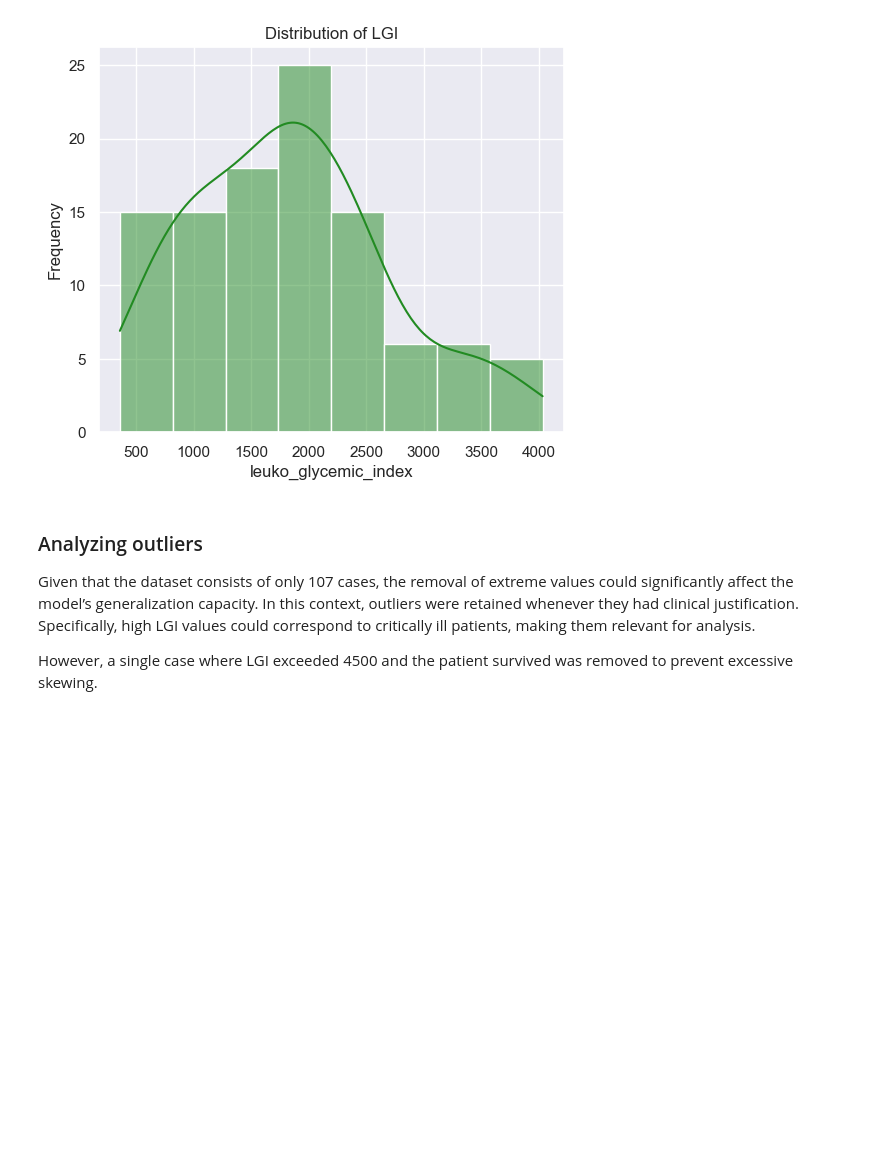
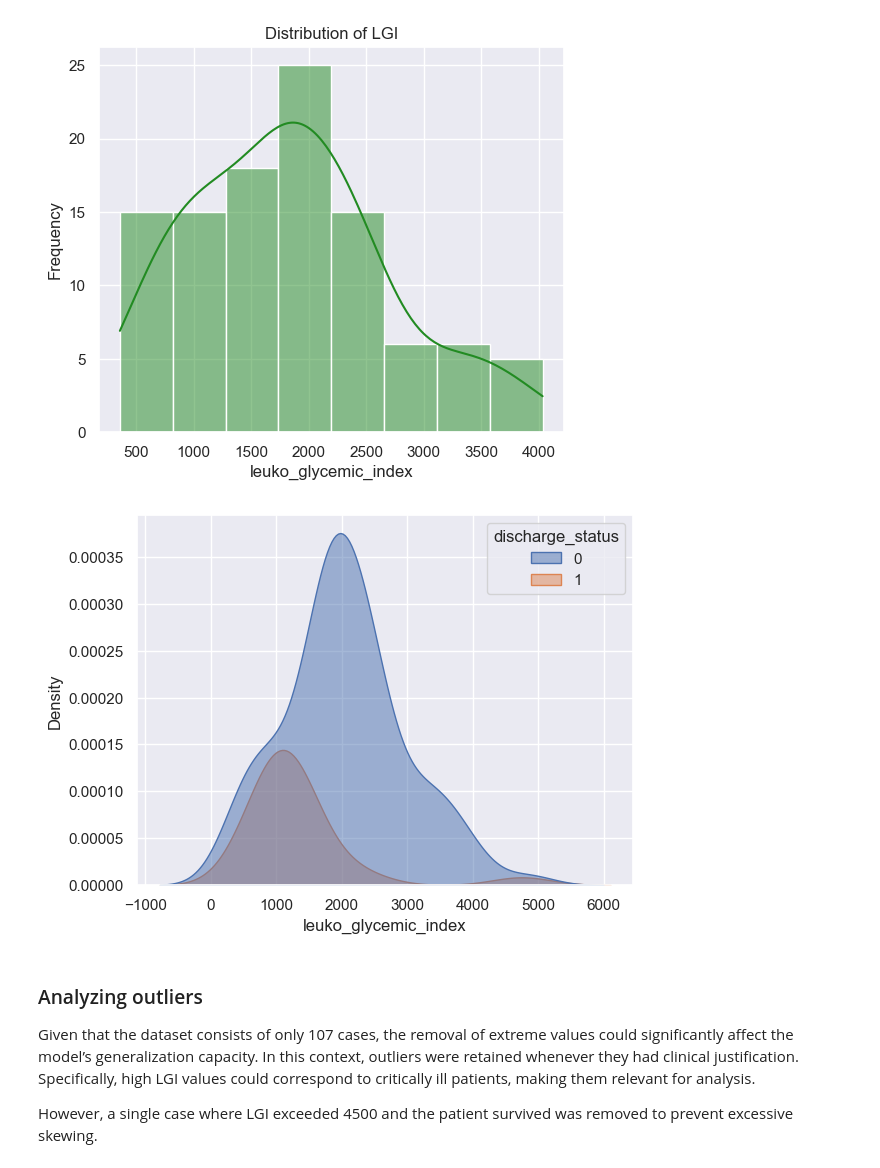
Before and after one commit to serize02/leuko-ml, a Jupyter notebook: notebooks/00_eda.ipynb, the cells around one changed output. Saved outputs shown, nothing was run; the diff lists cells and outputs as text; code cells hidden in the pictures; blank space fills up the shorter version.

Commit message:
feat: density-plot-ilg

```diff
--- a/notebooks/00_eda.ipynb
+++ b/notebooks/00_eda.ipynb
@@ -60,6 +60,11 @@ wandb.log({"leuko_glycemic_index_distribution": wandb.Image(plt)})
 plt.show()
 # %% [output]
 [figure]
+# %%
+sns.kdeplot(x='leuko_glycemic_index', data=data, hue='discharge_status', fill=True, alpha=0.5)
+plt.show()
+# %% [output]
+[figure, added]
 # %% [markdown]
 ### Analyzing outliers
 
```
